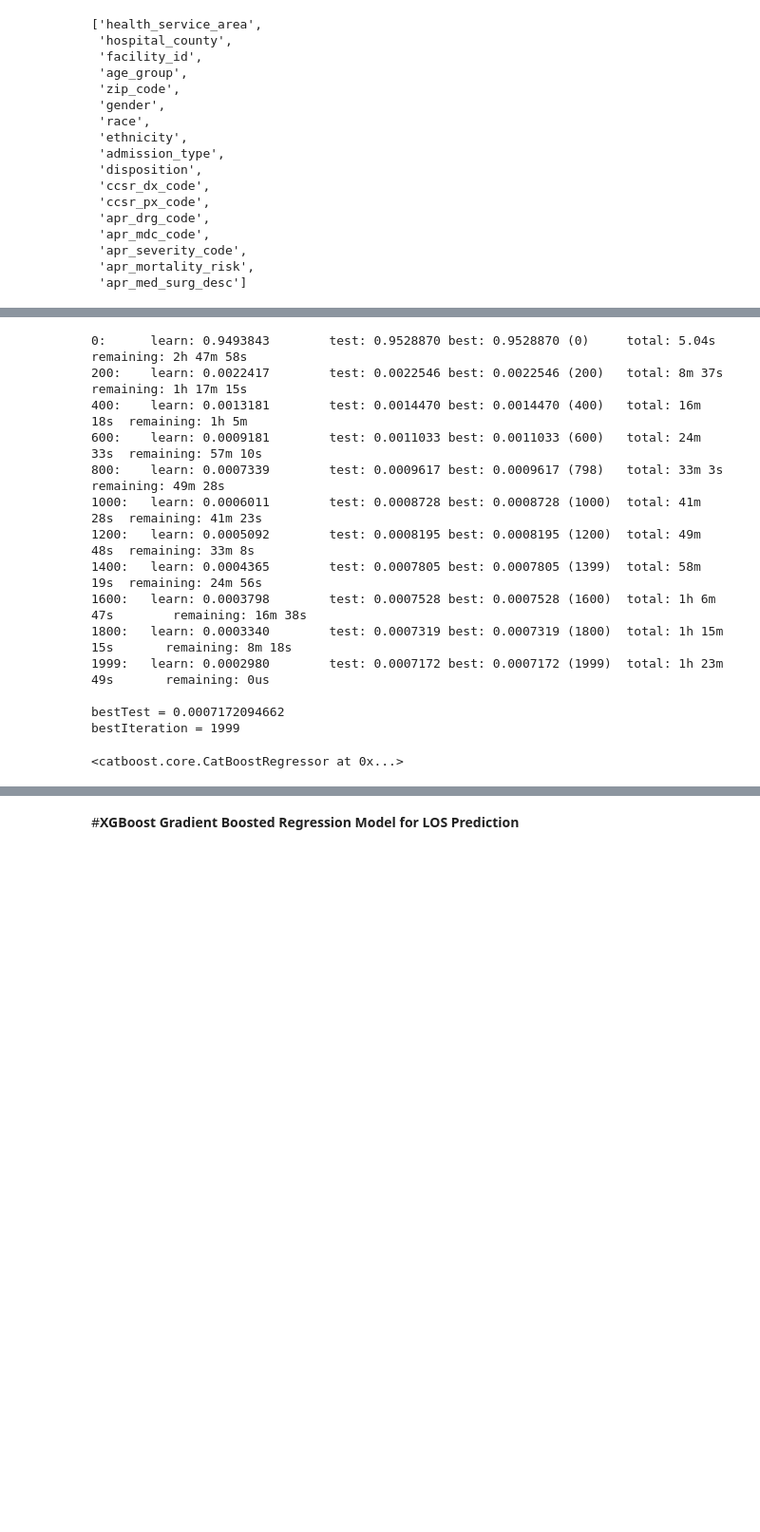
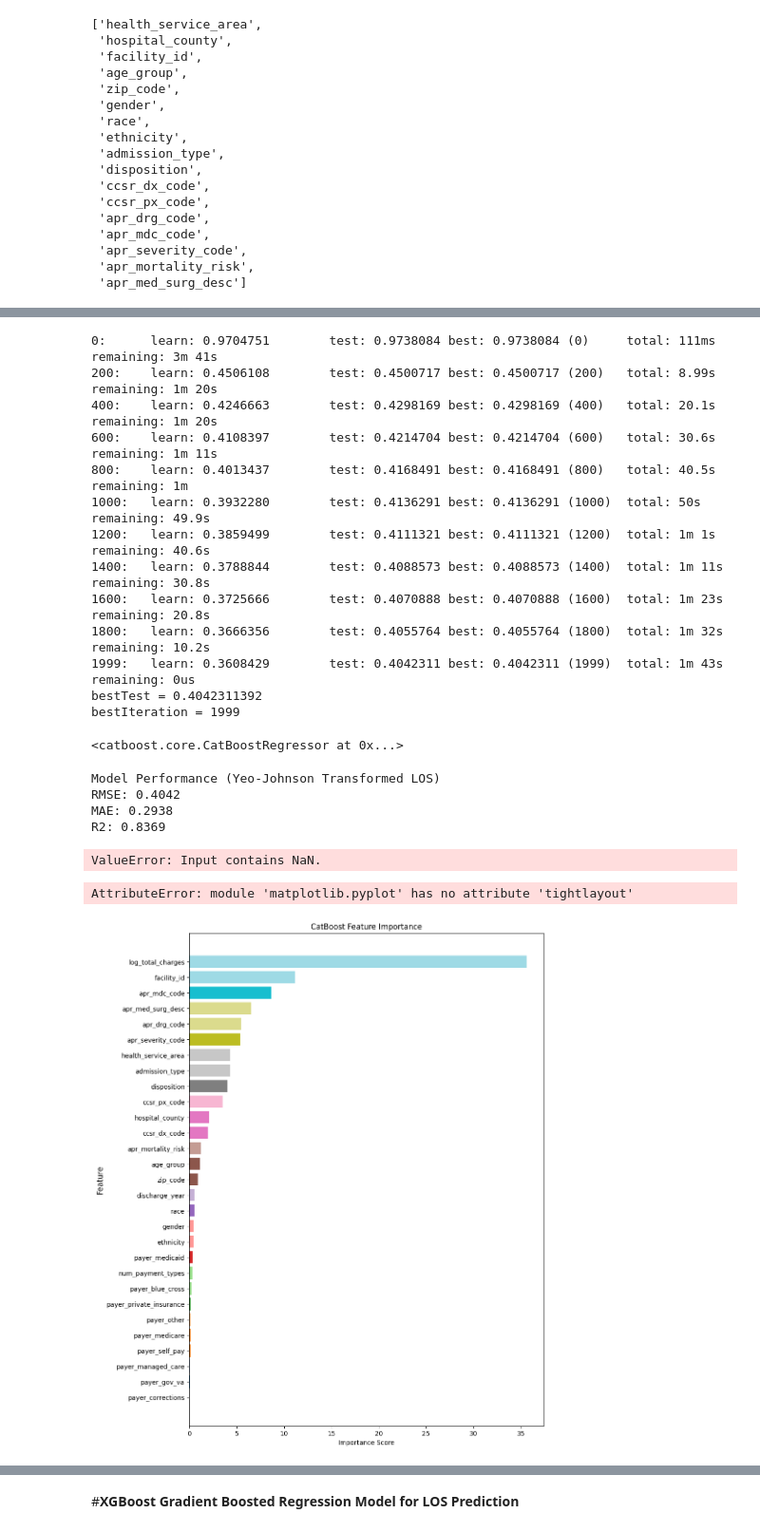
Before and after one commit to hannaginther/ENGG680_2025_Fall, a Jupyter notebook: Project/GBR_ML.ipynb, the cells around one changed output, grey strips where cells are left out. Shown at 95% size. Cells and saved outputs as stored; diff of their text form; code cells hidden in the pictures; blank space fills up the shorter version.

Commit message:
first working iteration of model. Need to change the way the sample b/c the yeo-johnson expects full dataframe

```diff
--- a/Project/GBR_ML.ipynb
+++ b/Project/GBR_ML.ipynb
@@ -133,6 +152,8 @@ val_pool = Pool(X_val, y_val, cat_features=cat_features)
 
 # Define model
 model = CatBoostRegressor(
+    task_type='GPU',
+    devices='0',
     loss_function='RMSE',
     eval_metric='RMSE',
     depth=8,
@@ -146,18 +167,67 @@ model = CatBoostRegressor(
 # Train model
 model.fit(train_pool, eval_set=val_pool)
 # %% [output]
-0:      learn: 0.9493843        test: 0.9528870 best: 0.9528870 (0)     total: 5.04s    remaining: 2h 47m 58s
-200:    learn: 0.0022417        test: 0.0022546 best: 0.0022546 (200)   total: 8m 37s   remaining: 1h 17m 15s
-400:    learn: 0.0013181        test: 0.0014470 best: 0.0014470 (400)   total: 16m 18s  remaining: 1h 5m
-600:    learn: 0.0009181        test: 0.0011033 best: 0.0011033 (600)   total: 24m 33s  remaining: 57m 10s
-800:    learn: 0.0007339        test: 0.0009617 best: 0.0009617 (798)   total: 33m 3s   remaining: 49m 28s
-1000:   learn: 0.0006011        test: 0.0008728 best: 0.0008728 (1000)  total: 41m 28s  remaining: 41m 23s
-1200:   learn: 0.0005092        test: 0.0008195 best: 0.0008195 (1200)  total: 49m 48s  remaining: 33m 8s
-1400:   learn: 0.0004365        test: 0.0007805 best: 0.0007805 (1399)  total: 58m 19s  remaining: 24m 56s
-1600:   learn: 0.0003798        test: 0.0007528 best: 0.0007528 (1600)  total: 1h 6m 47s        remaining: 16m 38s
-1800:   learn: 0.0003340        test: 0.0007319 best: 0.0007319 (1800)  total: 1h 15m 15s       remaining: 8m 18s
-1999:   learn: 0.0002980        test: 0.0007172 best: 0.0007172 (1999)  total: 1h 23m 49s       remaining: 0us
-
-bestTest = 0.0007172094662
+0:      learn: 0.9704751        test: 0.9738084 best: 0.9738084 (0)     total: 111ms    remaining: 3m 41s
+200:    learn: 0.4506108        test: 0.4500717 best: 0.4500717 (200)   total: 8.99s    remaining: 1m 20s
+400:    learn: 0.4246663        test: 0.4298169 best: 0.4298169 (400)   total: 20.1s    remaining: 1m 20s
+600:    learn: 0.4108397        test: 0.4214704 best: 0.4214704 (600)   total: 30.6s    remaining: 1m 11s
+800:    learn: 0.4013437        test: 0.4168491 best: 0.4168491 (800)   total: 40.5s    remaining: 1m
+1000:   learn: 0.3932280        test: 0.4136291 best: 0.4136291 (1000)  total: 50s      remaining: 49.9s
+1200:   learn: 0.3859499        test: 0.4111321 best: 0.4111321 (1200)  total: 1m 1s    remaining: 40.6s
+1400:   learn: 0.3788844        test: 0.4088573 best: 0.4088573 (1400)  total: 1m 11s   remaining: 30.8s
+1600:   learn: 0.3725666        test: 0.4070888 best: 0.4070888 (1600)  total: 1m 23s   remaining: 20.8s
+1800:   learn: 0.3666356        test: 0.4055764 best: 0.4055764 (1800)  total: 1m 32s   remaining: 10.2s
+1999:   learn: 0.3608429        test: 0.4042311 best: 0.4042311 (1999)  total: 1m 43s   remaining: 0us
+bestTest = 0.4042311392
 bestIteration = 1999
 <catboost.core.CatBoostRegressor at 0x...>
+# %%
+# Evaluate Model in transformed space
+y_pred = model.predict(X_val)
+
+rmse = np.sqrt(mean_squared_error(y_val, y_pred))
+mae = mean_absolute_error(y_val, y_pred)
+r2 = r2_score(y_val, y_pred)
+
+print('\nModel Performance (Yeo-Johnson Transformed LOS)')
+print(f'RMSE: {rmse:.4f}')
+print(f'MAE: {mae:.4f}')
+print(f'R2: {r2:.4f}')
+# %% [output]
+Model Performance (Yeo-Johnson Transformed LOS)
+RMSE: 0.4042
+MAE: 0.2938
+R2: 0.8369
+# %%
+# Inverse-Transform preditions into original LOS units
+pt = joblib.load('/content/drive/MyDrive/Sparcs_Datafiles/los_yj_transformer.pkl')
+
+y_val_original = pt.inverse_transform(y_val.values.reshape(-1, 1)).flatten()
+y_pred_original = pt.inverse_transform(y_pred.reshape(-1, 1)).flatten()
+
+rmse_orig = np.sqrt(mean_squared_error(y_val_original, y_pred_original))
+mae_orig = mean_absolute_error(y_val_original, y_pred_original)
+r2_orig = r2_score(y_val_original, y_pred_original)
+
+print('\nModel Performance (Original LOS Units)')
+print(f'RMSE: {rmse_orig:.4f}')
+print(f'MAE: {mae_orig:.4f}')
+print(f'R2: {r2_orig:.4f}')
+# %% [output]
+ValueError: Input contains NaN.
+# %%
+# Feature importance plot
+fi = model.get_feature_importance(prettified=True)
+fi = fi.sort_values(by='Importances', ascending=True)
+colors = plt.cm.tab20(np.linspace(0, 1, len(fi)))
+
+plt.figure(figsize=(10, 14))
+plt.barh(fi['Feature Id'], fi['Importances'], color=colors)
+plt.xlabel('Importance Score')
+plt.ylabel('Feature', fontsize=12)
+plt.title('CatBoost Feature Importance')
+
+plt.show()
+# %% [output]
+AttributeError: module 'matplotlib.pyplot' has no attribute 'tightlayout'
+[figure, added]
```
Also changed, not shown: parts of 7 cells of this notebook.
